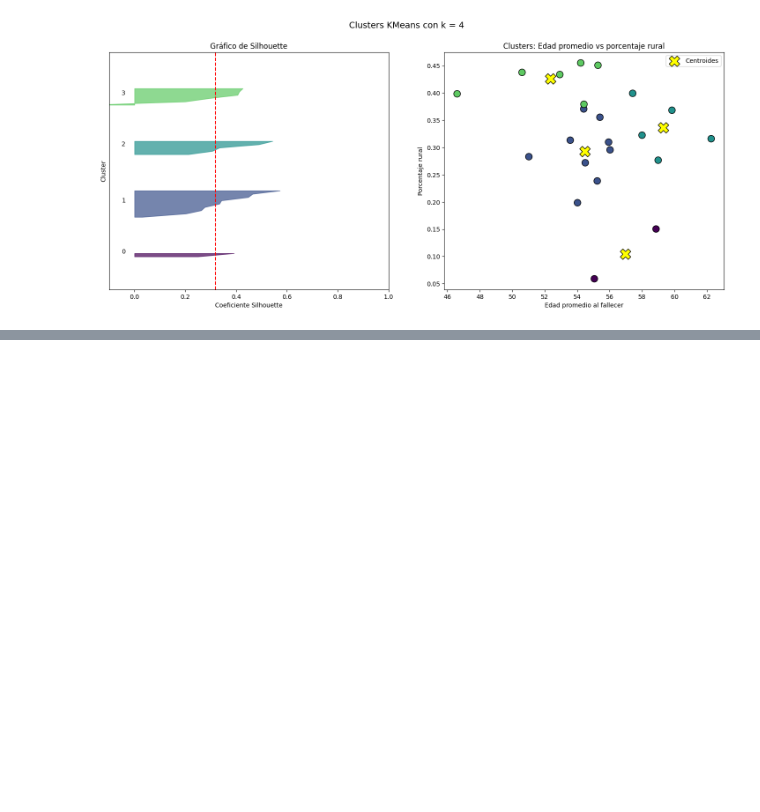
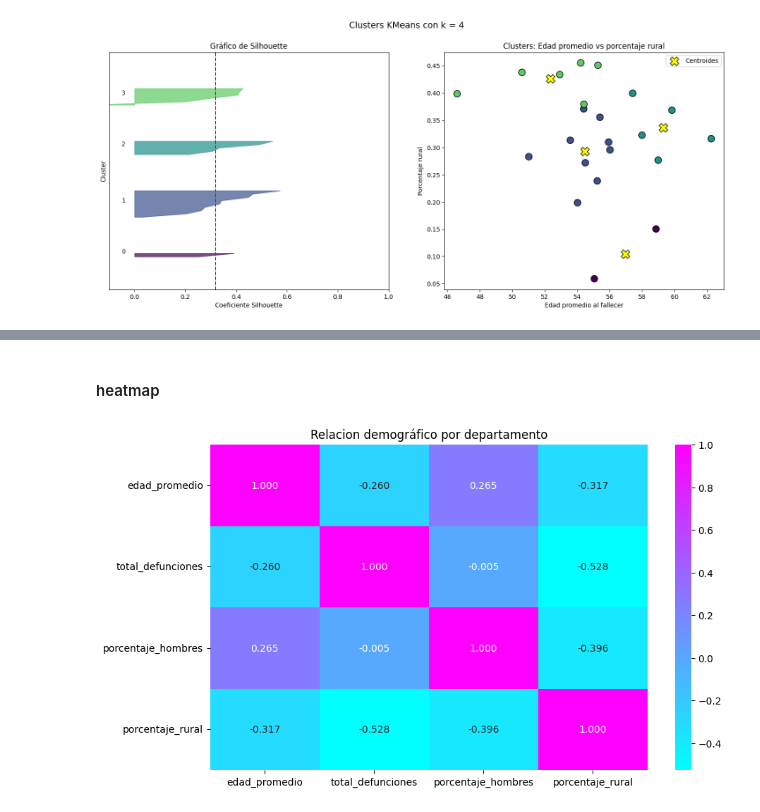
Before and after one commit to agabrielMej/Proyecto-MD-Grupo-2, a Jupyter notebook: notebooks/01_exploracion.ipynb, the cells around one changed output, grey strips where cells are left out. Saved outputs shown, nothing was run; the diff lists cells and outputs as text; code cells hidden in the pictures; blank space fills up the shorter version.

```diff
--- a/notebooks/01_exploracion.ipynb
+++ b/notebooks/01_exploracion.ipynb
@@ -656,0 +668,27 @@ Para k = 4, silhouette = 0.319
+# %% [markdown]
+#### heatmap
+# %%
+resumen_departamento = data_all.groupby("Departamento").agg(
+    edad_promedio = ("Edadif", "mean") ,
+    total_defunciones = ("Edadif", "count"),
+
+    porcentaje_hombres = ("Sexo_desc" , lambda x: (x == "Hombre").mean() ) ,
+
+    porcentaje_rural = ("Area_desc", lambda x: (x == "Rural").mean() )
+
+).reset_index()
+
+
+plt.figure(figsize=(10, 6 ) )
+
+sns.heatmap(
+    resumen_departamento.drop("Departamento", axis=1).corr(),
+    annot=True,
+    cmap="cool",
+    fmt=".3f"
+)
+
+plt.title("Relacion demográfico por departamento")
+plt.show()
+# %% [output]
+[figure, added]
```
Also changed, not shown: parts of 8 cells of this notebook.
